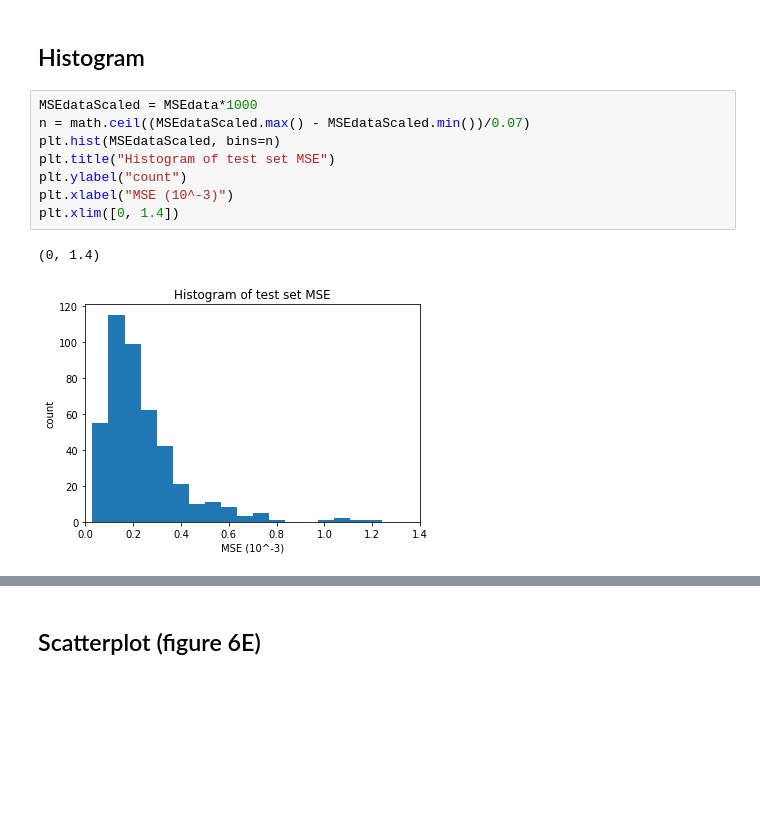
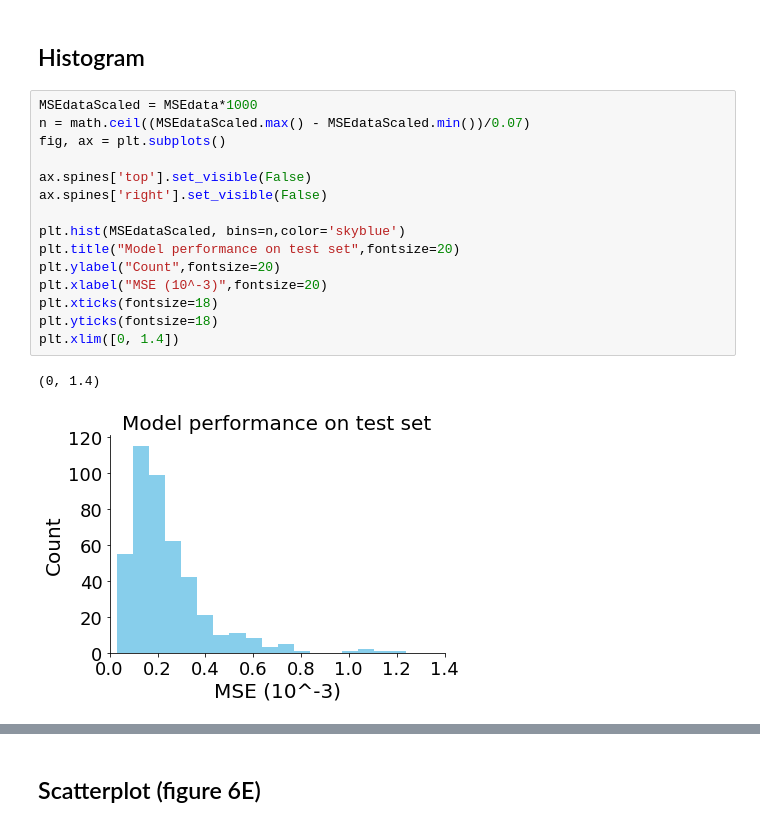
Before and after one commit to trdvangraft/mlbio, a Jupyter notebook: Data visualisations.ipynb, the cells around one changed output, grey strips where cells are left out. Cells and saved outputs as stored; diff of their text form; blank space fills up the shorter version.

```diff
--- a/Data visualisations.ipynb
+++ b/Data visualisations.ipynb
@@ -55,14 +36,21 @@ print(Boxplotdata)
 # %%
 MSEdataScaled = MSEdata*1000
 n = math.ceil((MSEdataScaled.max() - MSEdataScaled.min())/0.07)
-plt.hist(MSEdataScaled, bins=n)
-plt.title("Histogram of test set MSE")
-plt.ylabel("count")
-plt.xlabel("MSE (10^-3)")
+fig, ax = plt.subplots()
+
+ax.spines['top'].set_visible(False)
+ax.spines['right'].set_visible(False)
+
+plt.hist(MSEdataScaled, bins=n,color='skyblue')
+plt.title("Model performance on test set",fontsize=20)
+plt.ylabel("Count",fontsize=20)
+plt.xlabel("MSE (10^-3)",fontsize=20)
+plt.xticks(fontsize=18)
+plt.yticks(fontsize=18)
 plt.xlim([0, 1.4])
 # %% [output]
 (0, 1.4)
-[figure, old version]
+[figure, new version]
 # %%
 count,bins_count = np.histogram(MSEdataScaled, bins=40)
 
```
Also changed, not shown: parts of 5 cells of this notebook, 8 other files.
